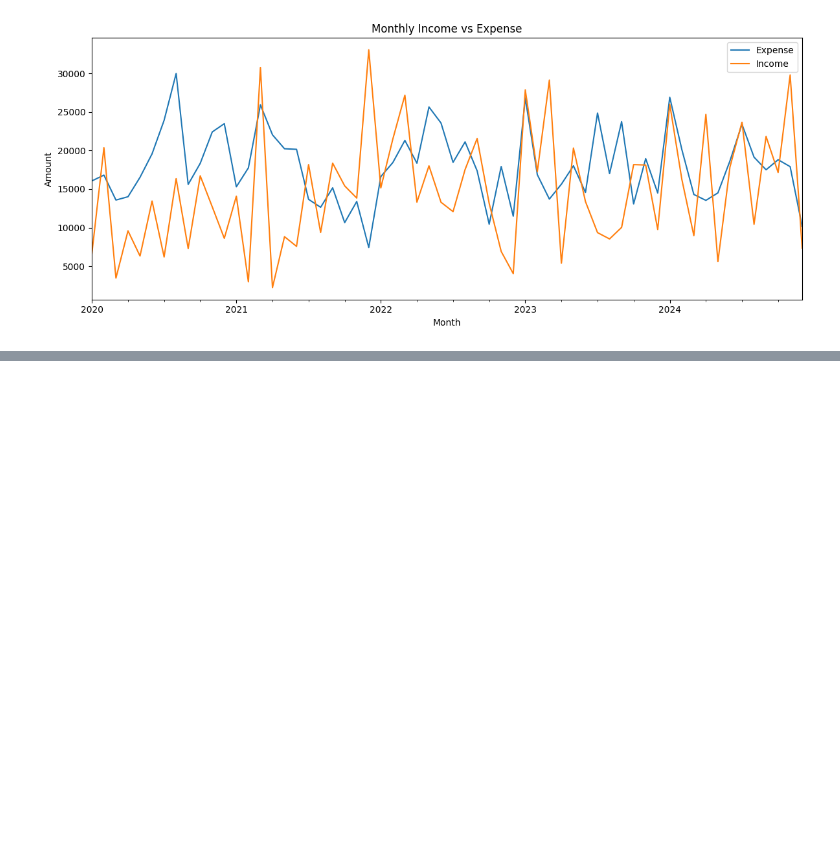
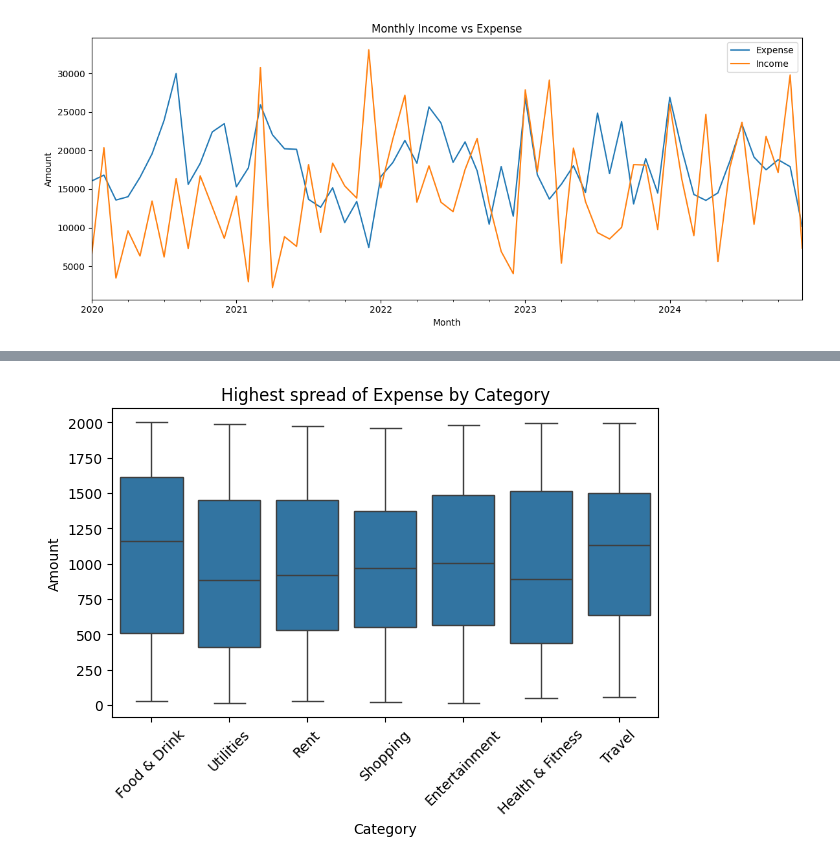
Before and after one commit to YASH280626/expense-tracker, a Jupyter notebook: analytics/analysis.ipynb, the cells around one changed output, grey strips where cells are left out. Cells and saved outputs as stored; diff of their text form; code cells hidden in the pictures; blank space fills up the shorter version.

```diff
--- a/analytics/analysis.ipynb
+++ b/analytics/analysis.ipynb
@@ -608,0 +672,10 @@ plt.show()
+# %%
+sns.boxplot(x='Category', y='Amount', data=expense_df)
+plt.title('Highest spread of Expense by Category')
+plt.xlabel('Category')
+plt.ylabel('Amount')
+plt.xticks(rotation=45)
+plt.tight_layout()
+plt.show()
+# %% [output]
+[figure, added]
```
Also changed, not shown: parts of 10 cells of this notebook.
